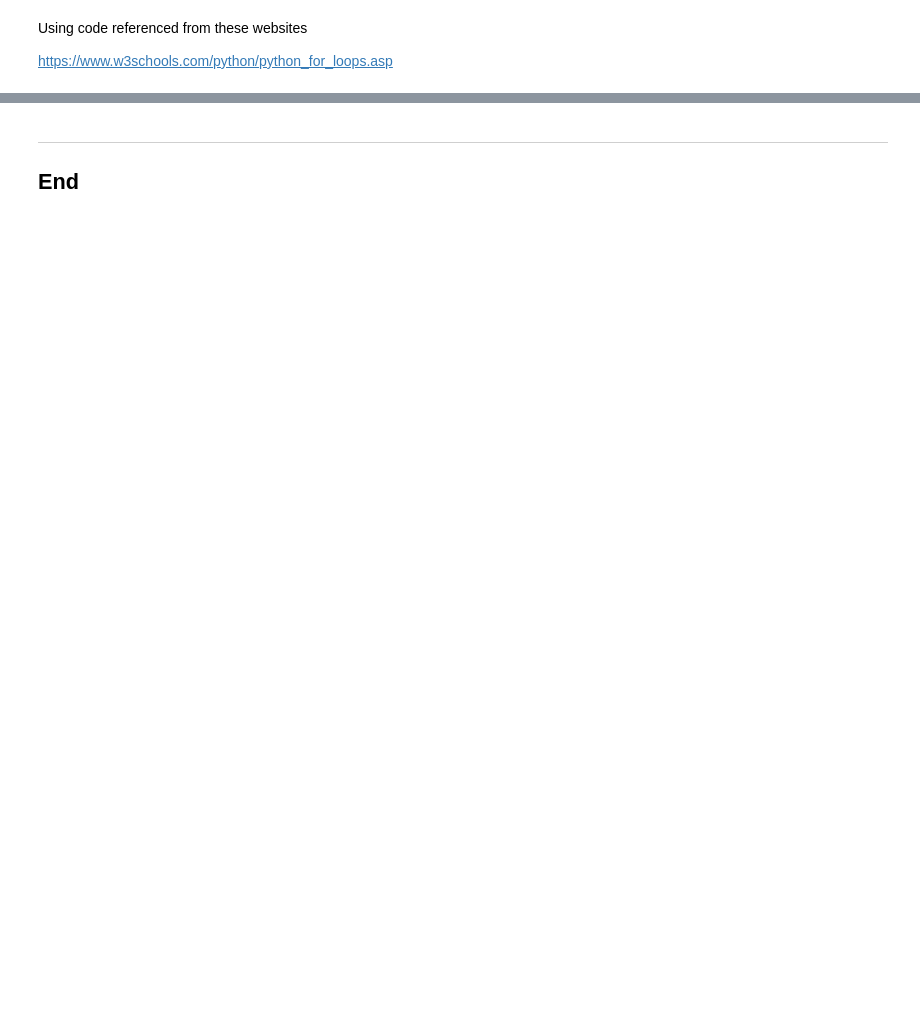
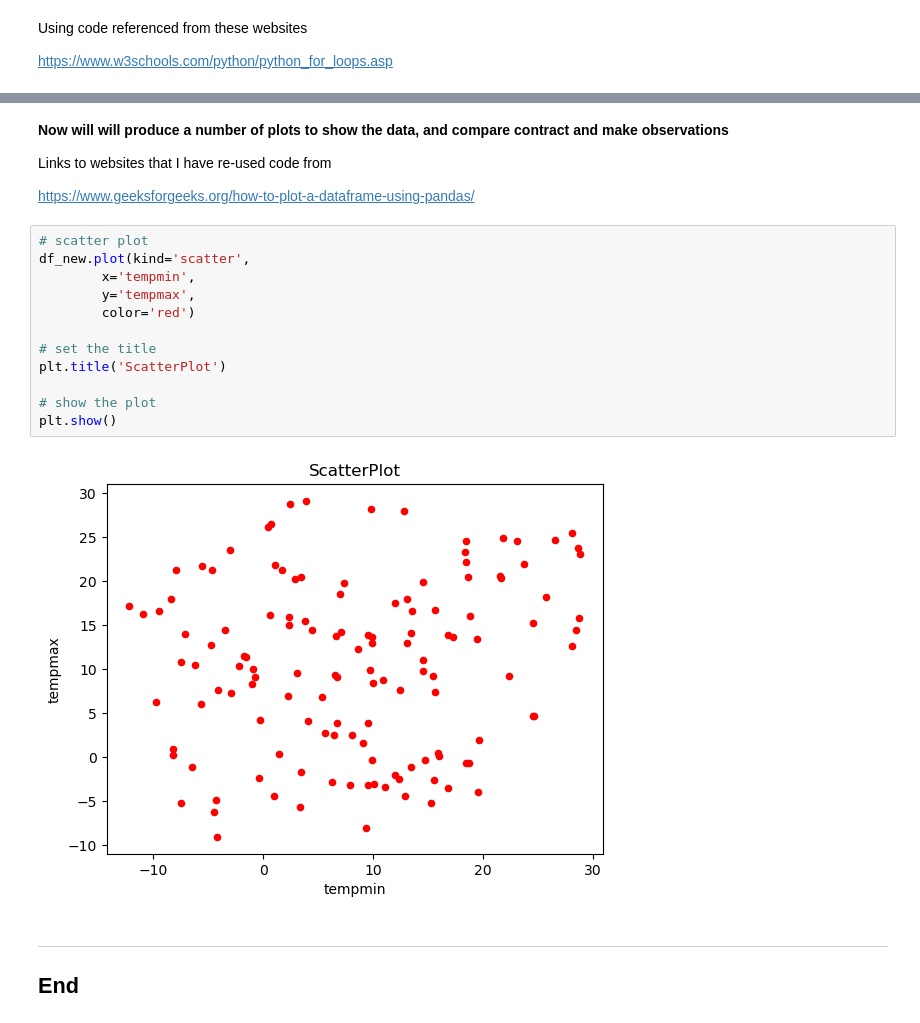
Before and after one commit to cpjm/pfda_project1, a Jupyter notebook: project1.ipynb, the cells around one changed output, grey strips where cells are left out. Drawn from its saved outputs; the diff is of its cells as text; blank space fills up the shorter version.

Commit message:
Added code to produce random data between min/max real values. Also added some basic code to produce an initial plot as a first attempt.

```diff
--- a/project1.ipynb
+++ b/project1.ipynb
@@ -198,3 +315,23 @@ for x in range(1,13):
+# %% [markdown]
+**Now will will produce a number of plots to show the data, and compare contract and make observations**
+
+Links to websites that I have re-used code from
+
+https://www.geeksforgeeks.org/how-to-plot-a-dataframe-using-pandas/
+# %%
+# scatter plot
+df_new.plot(kind='scatter',
+        x='tempmin',
+        y='tempmax',
+        color='red')
+
+# set the title
+plt.title('ScatterPlot')
+
+# show the plot
+plt.show()
+# %% [output]
+[figure, added]
 # %% [markdown]
 ***
 
```
Also changed, not shown: parts of 5 cells of this notebook, 1 other file.
